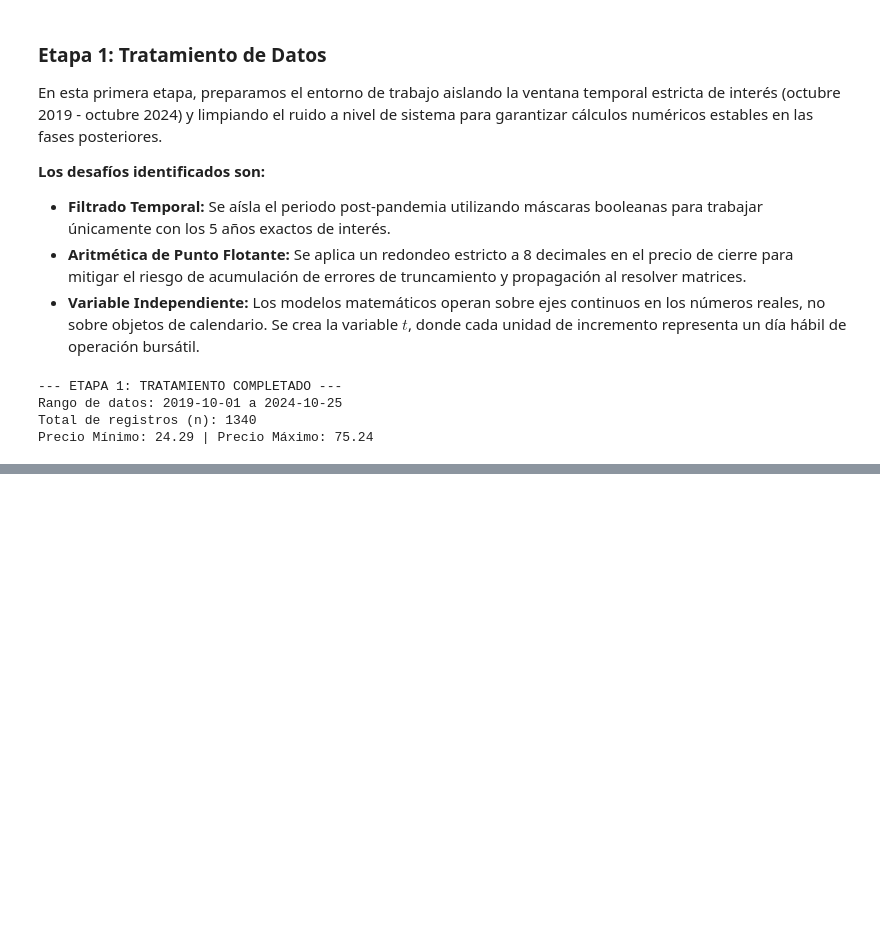
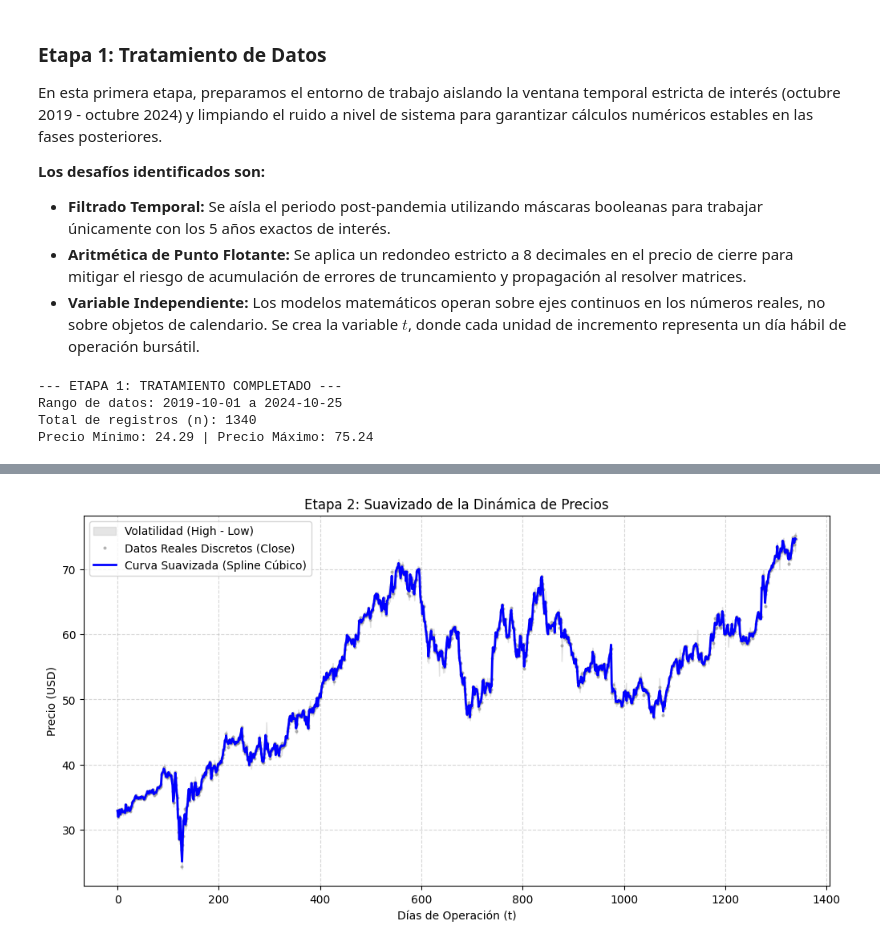
Before and after one commit to JhosuaS/Grupo-4-Finanzas, a Jupyter notebook: CODIGO/AvanceProyectoGrupo3.ipynb, the cells around one changed output, grey strips where cells are left out. Drawn from its saved outputs; the diff is of its cells as text; code cells hidden in the pictures; blank space fills up the shorter version.

```diff
--- a/CODIGO/AvanceProyectoGrupo3.ipynb
+++ b/CODIGO/AvanceProyectoGrupo3.ipynb
@@ -56,0 +66,29 @@ Precio Mínimo: 24.29 | Precio Máximo: 75.24
+# %%
+from scipy.interpolate import CubicSpline
+
+# --- 2. INTERPOLACIÓN (SPLINES CÚBICOS) ---
+t = df_analisis['t'].values
+y = df_analisis['Close'].values
+
+# Construcción de la función S(t) usando splines naturales
+spline = CubicSpline(t, y, bc_type='natural')
+
+# Se geera un vector de 1000 puntos para trazar la curva suave
+t_suave = np.linspace(t.min(), t.max(), 1000)
+y_spline = spline(t_suave)
+
+plt.figure(figsize=(12, 6))
+
+# Se dibuja el rango de volatilidad usando High y Low que vienen en el dataset
+plt.fill_between(df_analisis['t'], df_analisis['Low'], df_analisis['High'], color='#cccccc', alpha=0.5, label='Volatilidad (High - Low)')
+plt.plot(t, y, 'o', color='#888888', markersize=2, alpha=0.5, label='Datos Reales Discretos (Close)')
+plt.plot(t_suave, y_spline, color='blue', linewidth=2, label='Curva Suavizada (Spline Cúbico)')
+
+plt.title('Etapa 2: Suavizado de la Dinámica de Precios')
+plt.xlabel('Días de Operación (t)')
+plt.ylabel('Precio (USD)')
+plt.legend()
+plt.grid(True, linestyle='--', alpha=0.5)
+plt.show()
+# %% [output]
+[figure, added]
```
Also changed, not shown: parts of 2 cells of this notebook.
